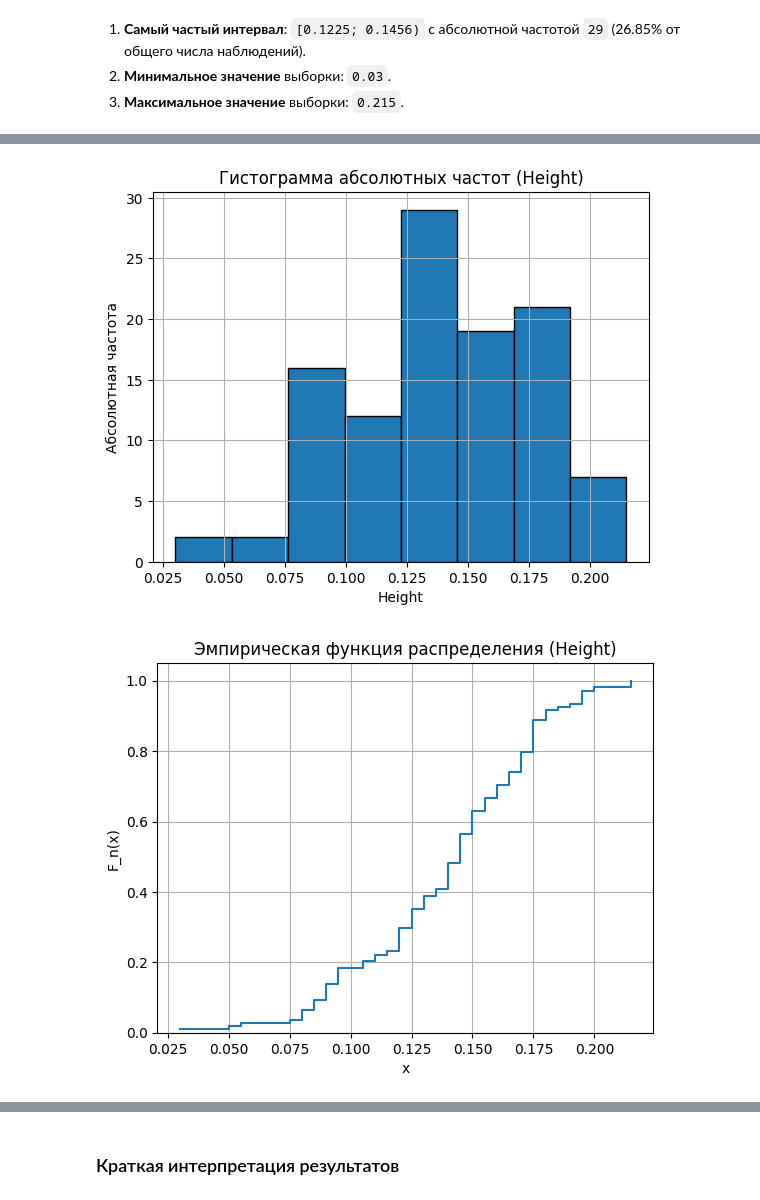
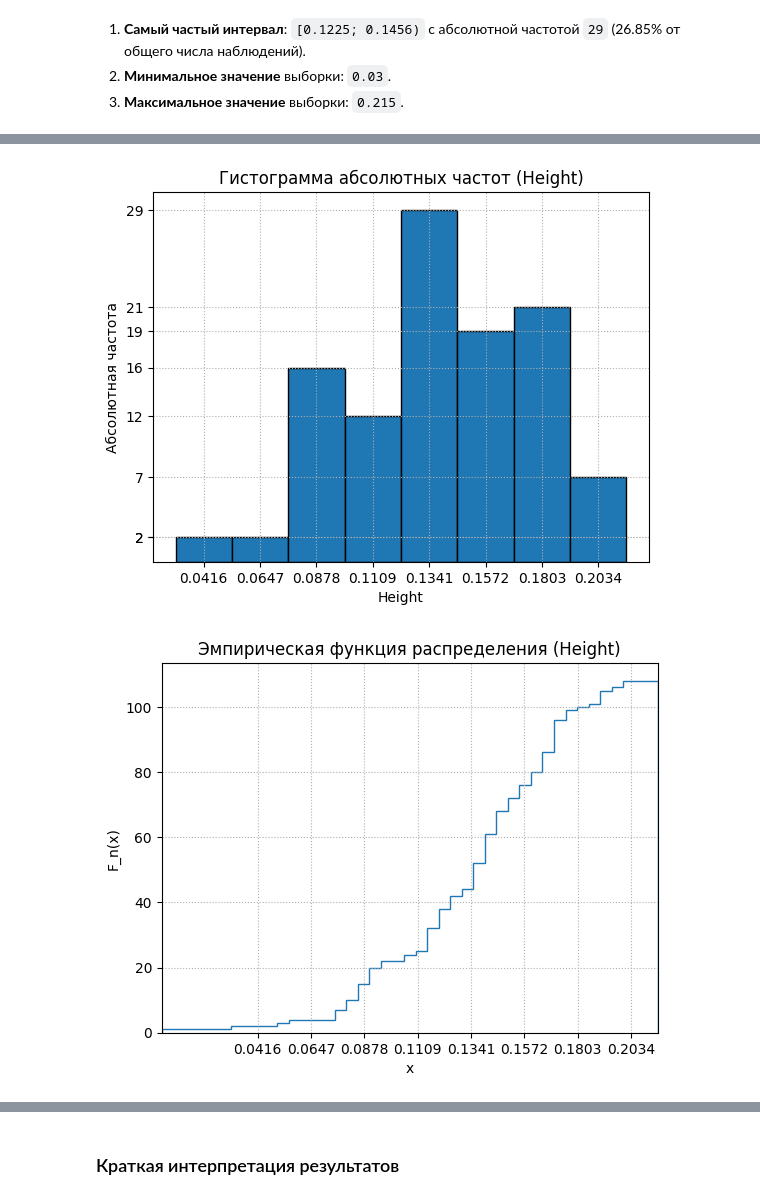
Before and after one commit to the-mvi/smedh-2026, a Jupyter notebook: 2381_Komosskii_EA_Ryzhikov_IS/task1.ipynb, the cells around one changed output, grey strips where cells are left out. Saved outputs shown, nothing was run; the diff lists cells and outputs as text; code cells hidden in the pictures.

```diff
--- a/2381_Komosskii_EA_Ryzhikov_IS/task1.ipynb
+++ b/2381_Komosskii_EA_Ryzhikov_IS/task1.ipynb
@@ -241,6 +241,7 @@ k, h, xmin, xmax
 # Полигон абсолютных частот
 plt.figure()
 plt.plot(int_df["x_tilde_i"], int_df["m_i"], marker="o")
+plt.xticks(int_df["x_tilde_i"])
 plt.xlabel("Середина интервала, x̃_i")
 plt.ylabel("Абсолютная частота, m_i")
 plt.title("Полигон абсолютных частот (Height)")
@@ -250,22 +251,26 @@ plt.show()
 # Гистограмма абсолютных частот
 plt.figure()
 plt.hist(x, bins=bins, edgecolor="black")
+plt.xticks(int_df["x_tilde_i"])
+plt.yticks(int_df["m_i"])
 plt.xlabel("Height")
 plt.ylabel("Абсолютная частота")
 plt.title("Гистограмма абсолютных частот (Height)")
-plt.grid(True)
+plt.grid(ls='dotted')
 plt.show()
 
 # Эмпирическая функция распределения (ступенчатая)
-x_ecdf = np.sort(x)
-y_ecdf = np.arange(1, n+1) / n
+df_ecdf = df["Height"].value_counts().sort_index()
+y_ecdf = df_ecdf.cumsum().to_numpy()
+x_ecdf = [0] + df_ecdf.index.to_numpy().tolist()
 
 plt.figure()
-plt.step(x_ecdf, y_ecdf, where="post")
+plt.stairs(y_ecdf, x_ecdf)
+plt.xlim(0, xmax)
+plt.xticks(int_df["x_tilde_i"])
 plt.xlabel("x")
 plt.ylabel("F_n(x)")
 plt.title("Эмпирическая функция распределения (Height)")
-plt.grid(True)
-plt.ylim(0, 1.05)
+plt.grid(ls='dotted')
 plt.show()
 # %% [output]
@@ -273,5 +278,5 @@ plt.show()
-[figure, old version]
+[figure, new version]
-[figure, old version]
+[figure, new version]
 # %%
 # 6) Графики для относительных частот
 
```
Also changed, not shown: parts of 2 cells of this notebook.
